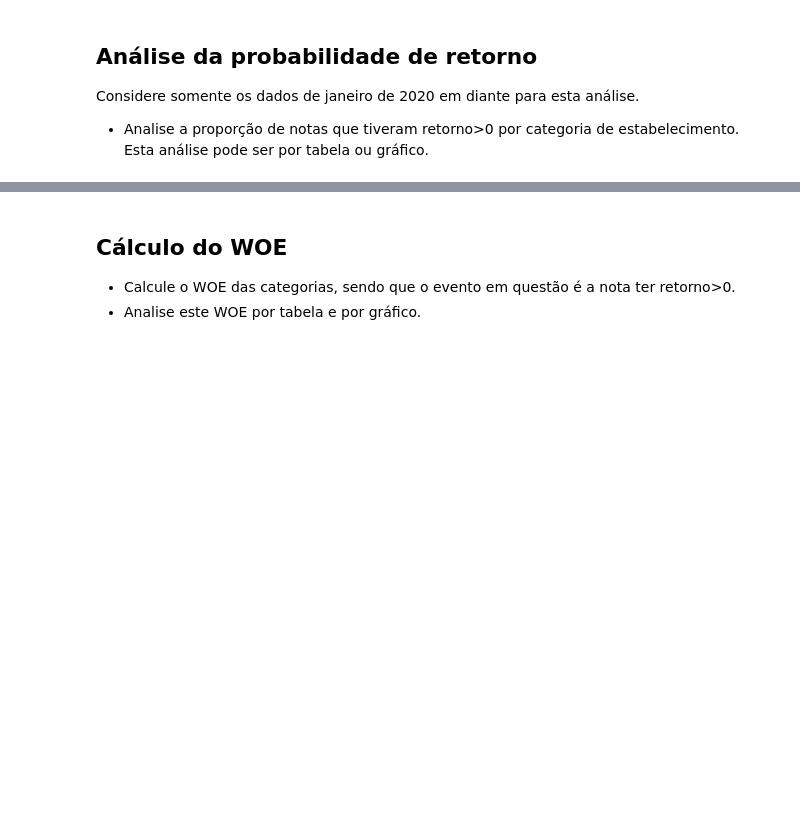
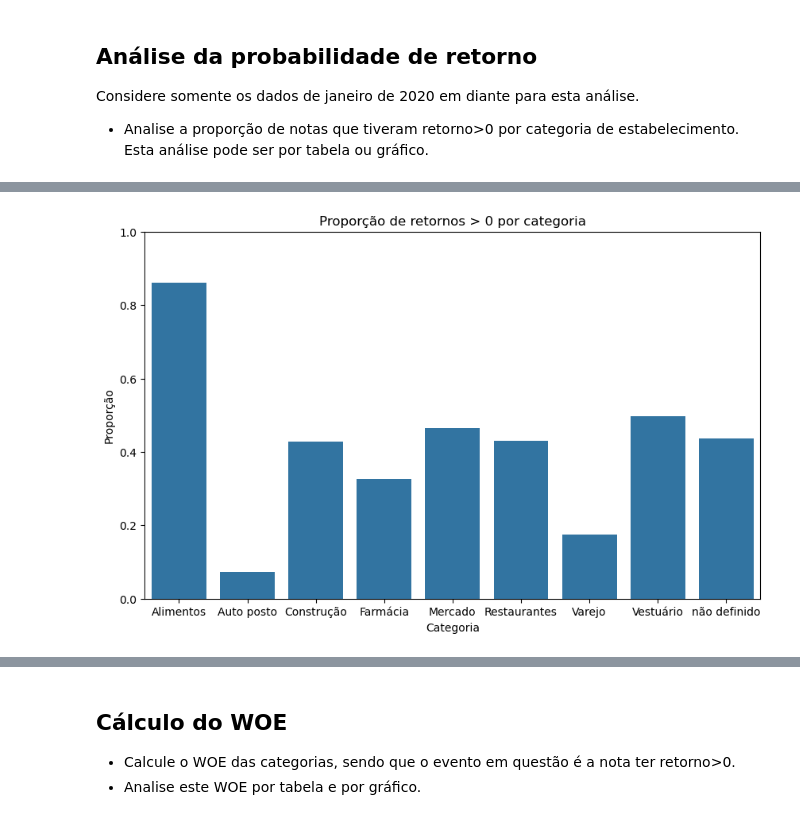
Before and after one commit to rafazagari/Curso-EBAC-Data-Science, a Jupyter notebook: Modulo 36 - Tarefa 1 - Análise de dados categorizados.ipynb, the cells around one changed output, grey strips where cells are left out. Drawn from its saved outputs; the diff is of its cells as text; code cells hidden in the pictures; blank space fills up the shorter version.

```diff
--- a/Modulo 36 - Tarefa 1 - Análise de dados categorizados.ipynb
+++ b/Modulo 36 - Tarefa 1 - Análise de dados categorizados.ipynb
@@ -53,0 +92,18 @@ Considere somente os dados de janeiro de 2020 em diante para esta análise.
+# %%
+# Apos o preprocessamento dos dados, podemos criar o gráfico de barras para analisar os "Retornos" por categoria de estabelecimento
+# Para isso será necessario criar agrupamentos por categoria e verificar a proportão de cada uma
+df["retorno_positivo"] = (df["Retorno"] > 0).astype(int)
+proporcao = df.groupby("categoria")["retorno_positivo"].mean().reset_index()
+proporcao.rename(columns={"retorno_positivo": "proporcao_positivo"}, inplace=True)
+
+# Criando o gráfico de barras
+plt.figure(figsize=(10,6))
+sns.barplot(data=proporcao, x="categoria", y="proporcao_positivo")
+
+plt.title("Proporção de retornos > 0 por categoria")
+plt.ylabel("Proporção")
+plt.xlabel("Categoria")
+plt.ylim(0, 1)  # proporções vão de 0 a 1
+plt.show()
+# %% [output]
+[figure, added]
```
Also changed, not shown: parts of 11 cells of this notebook.
